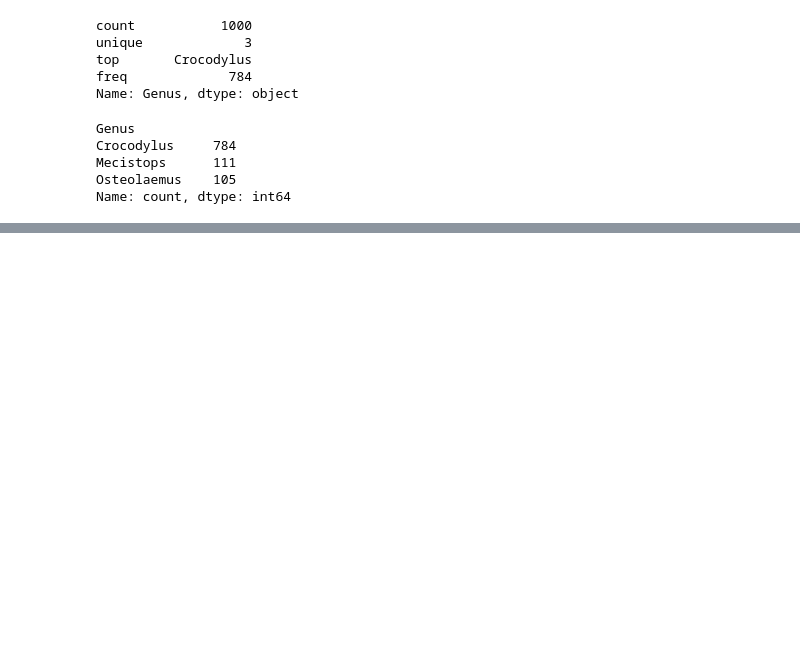
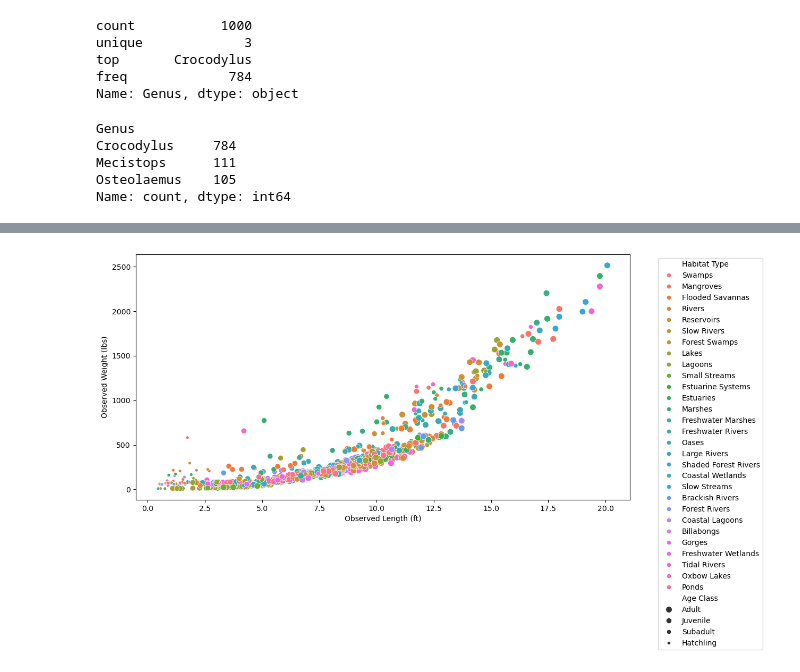
Before and after one commit to adriankUSA/portfolio, a Jupyter notebook: crocodile_classification/classifying_crocodiles.ipynb, the cells around one changed output, grey strips where cells are left out. Cells and saved outputs as stored; diff of their text form; code cells hidden in the pictures; blank space fills up the shorter version.

```diff
--- a/crocodile_classification/classifying_crocodiles.ipynb
+++ b/crocodile_classification/classifying_crocodiles.ipynb
@@ -127,0 +376,11 @@ Okay, sweet, I have 3 Genera:
+# %%
+plt.figure(figsize=(12, 6))
+sns.scatterplot(
+    data=crocodile_data,
+    x="Observed Length (ft)", y="Observed Weight (lbs)",
+    hue="Habitat Type", size="Age Class"
+)
+plt.legend(bbox_to_anchor=(1.05, 1), loc="upper left")
+plt.show()
+# %% [output]
+[figure, added]
```
Also changed, not shown: parts of 36 cells of this notebook, 2 other files.
